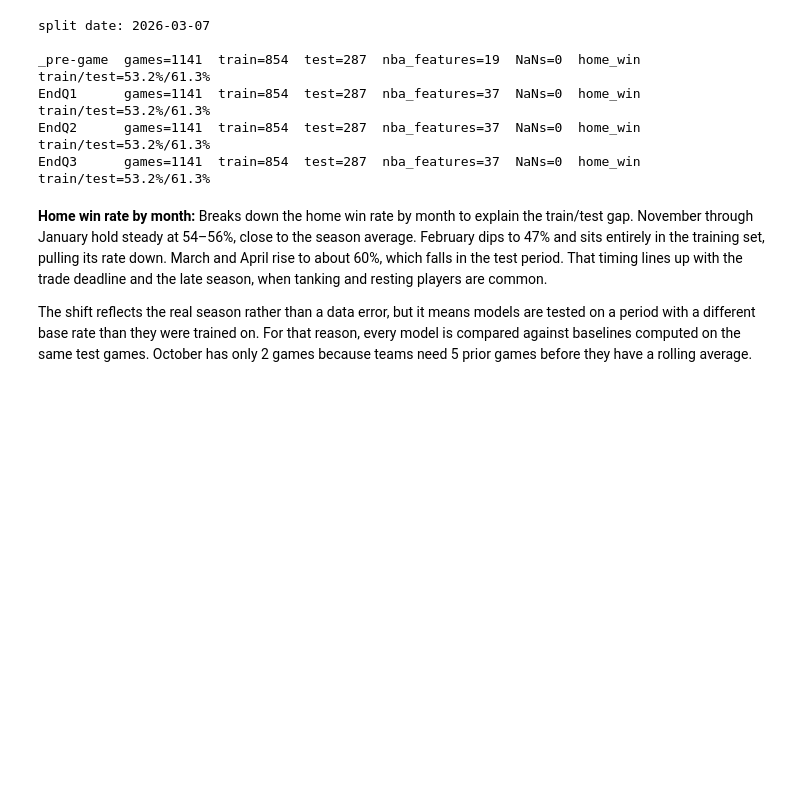
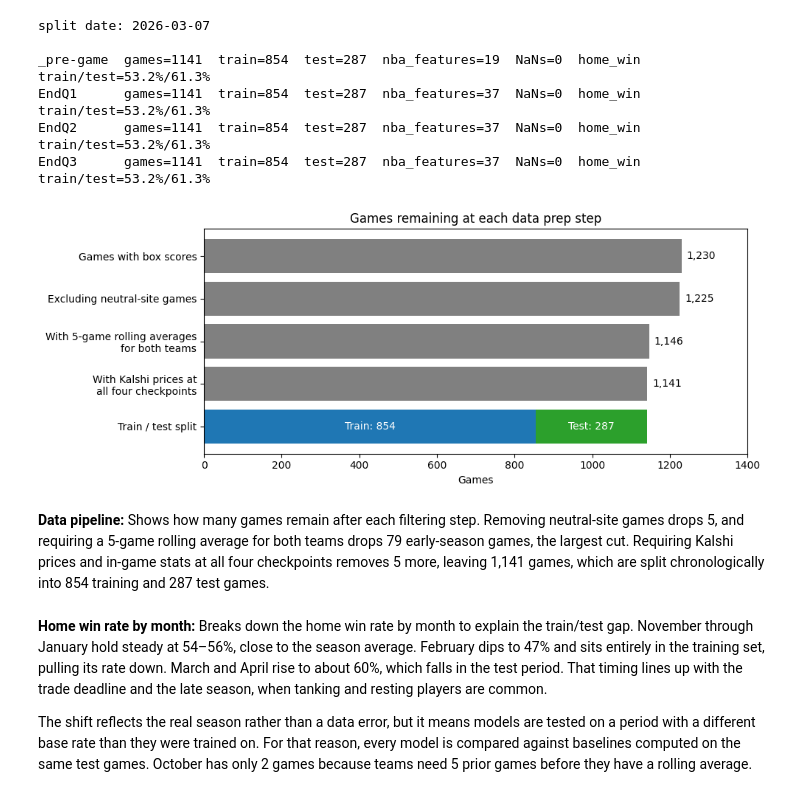
Before and after one commit to brad-hof/Milestone2, a Jupyter notebook: Notebooks/data_prep.ipynb, the cells around one changed output. Saved outputs shown, nothing was run; the diff lists cells and outputs as text; code cells hidden in the pictures; blank space fills up the shorter version.

```diff
--- a/Notebooks/data_prep.ipynb
+++ b/Notebooks/data_prep.ipynb
@@ -293,6 +331,41 @@ _pre-game  games=1141  train=854  test=287  nba_features=19  NaNs=0  home_win tr
 EndQ1      games=1141  train=854  test=287  nba_features=37  NaNs=0  home_win train/test=53.2%/61.3%
 EndQ2      games=1141  train=854  test=287  nba_features=37  NaNs=0  home_win train/test=53.2%/61.3%
 EndQ3      games=1141  train=854  test=287  nba_features=37  NaNs=0  home_win train/test=53.2%/61.3%
+# %%
+pregame_ids = set(main["_pre-game"]["GAME_ID"])
+final = tables["_pre-game"]
+
+steps = {
+    "Games with box scores": full["GAME_ID"].nunique(),
+    "Excluding neutral-site games": len(pregame_ids),
+    "With 5-game rolling averages\nfor both teams": len(pregame_ids & set(roll.index)),
+    "With Kalshi prices at\nall four checkpoints": len(final),
+}
+n_train = (final["SPLIT"] == "train").sum()
+n_test = (final["SPLIT"] == "test").sum()
+
+fig, ax = plt.subplots(figsize=(10, 4))
+
+bars = ax.barh(list(steps.keys()), list(steps.values()), color="gray")
+ax.bar_label(bars, fmt="{:,.0f}", padding=5)
+
+train_bar = ax.barh("Train / test split", n_train, color="tab:blue")
+test_bar = ax.barh("Train / test split", n_test, left=n_train, color="tab:green")
+ax.bar_label(train_bar, labels=[f"Train: {n_train}"], label_type="center", color="white")
+ax.bar_label(test_bar, labels=[f"Test: {n_test}"], label_type="center", color="white")
+
+ax.invert_yaxis()  # first step at the top
+ax.set_xlim(0, 1400)
+ax.set_xlabel("Games")
+ax.set_title("Games remaining at each data prep step")
+
+plt.tight_layout()
+plt.savefig(VIZ_DIR / "02_prep_data_pipeline.png", dpi=300, bbox_inches="tight")
+plt.show()
+# %% [output]
+[figure, added]
+# %% [markdown]
+**Data pipeline:** Shows how many games remain after each filtering step. Removing neutral-site games drops 5, and requiring a 5-game rolling average for both teams drops 79 early-season games, the largest cut. Requiring Kalshi prices and in-game stats at all four checkpoints removes 5 more, leaving 1,141 games, which are split chronologically into 854 training and 287 test games.
 # %% [markdown]
 **Home win rate by month:** Breaks down the home win rate by month to explain the train/test gap. November through January hold steady at 54–56%, close to the season average. February dips to 47% and sits entirely in the training set, pulling its rate down. March and April rise to about 60%, which falls in the test period. That timing lines up with the trade deadline and the late season, when tanking and resting players are common.
 
```
Also changed, not shown: parts of 6 cells of this notebook, 3 other files.
